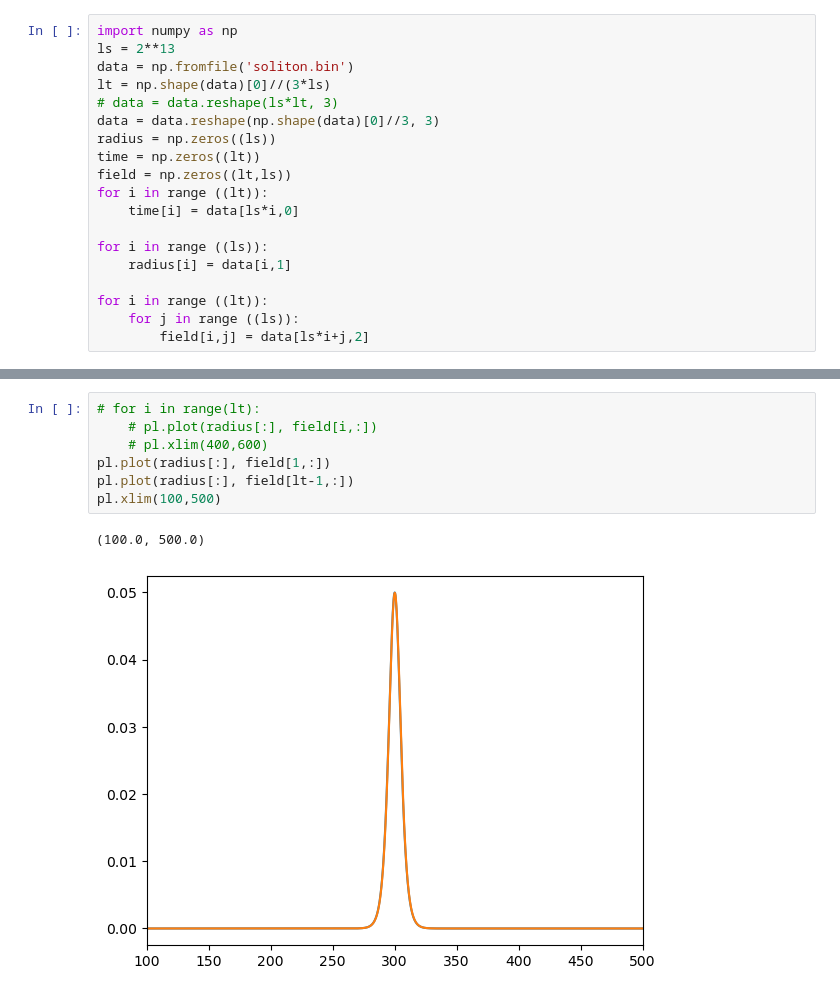
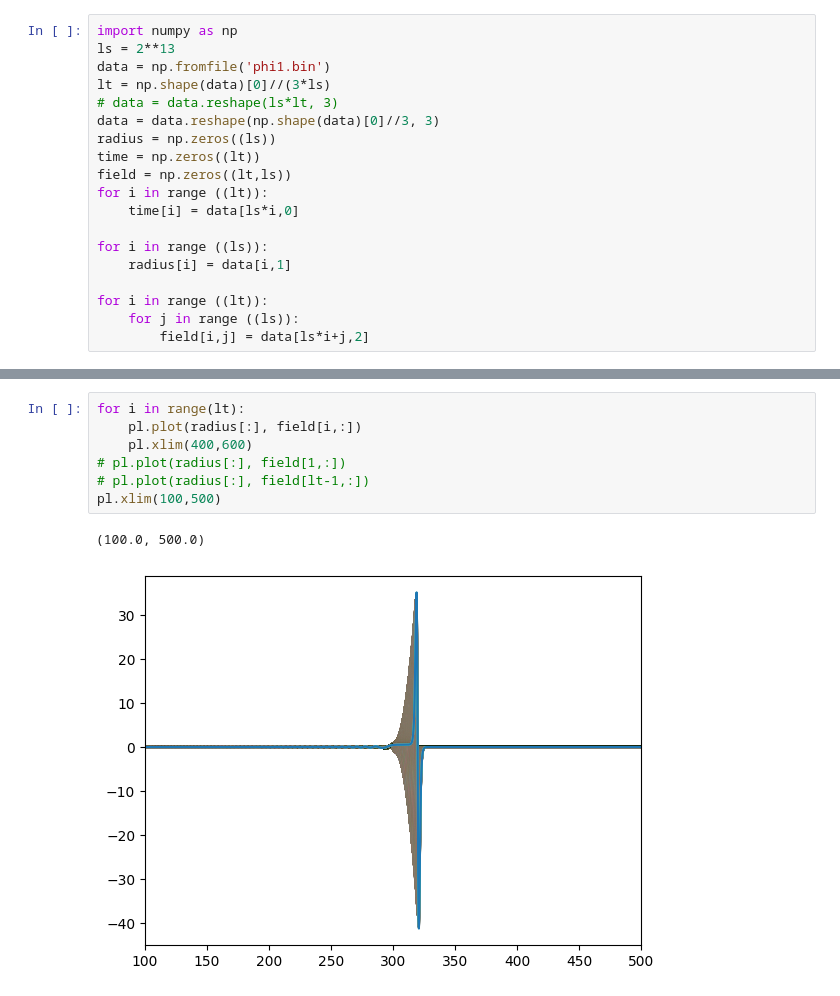
Before and after one commit to dszv/KdVB, a Jupyter notebook: ReadSol.ipynb, the cells around one changed output, grey strips where cells are left out. Cells and saved outputs as stored; diff of their text form.

```diff
--- a/ReadSol.ipynb
+++ b/ReadSol.ipynb
@@ -1,7 +1,7 @@
 # %%
 import numpy as np
 ls = 2**13
-data = np.fromfile('soliton.bin')
+data = np.fromfile('phi1.bin')
 lt = np.shape(data)[0]//(3*ls)
 # data = data.reshape(ls*lt, 3)
 data = data.reshape(np.shape(data)[0]//3, 3)
@@ -84,10 +56,10 @@ pl.xlim(100,500)
 # %%
-# for i in range(lt):
-    # pl.plot(radius[:], field[i,:])
-    # pl.xlim(400,600)
-pl.plot(radius[:], field[1,:])
-pl.plot(radius[:], field[lt-1,:])
+for i in range(lt):
+    pl.plot(radius[:], field[i,:])
+    pl.xlim(400,600)
+# pl.plot(radius[:], field[1,:])
+# pl.plot(radius[:], field[lt-1,:])
 pl.xlim(100,500)
 # %% [output]
 (100.0, 500.0)
-[figure, old version]
+[figure, new version]
```
Also changed, not shown: parts of 6 cells of this notebook, 7 other files.
